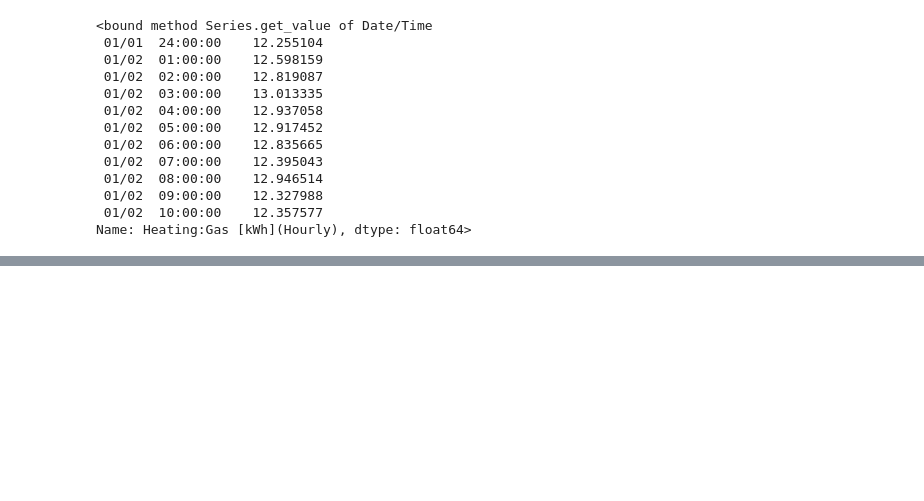
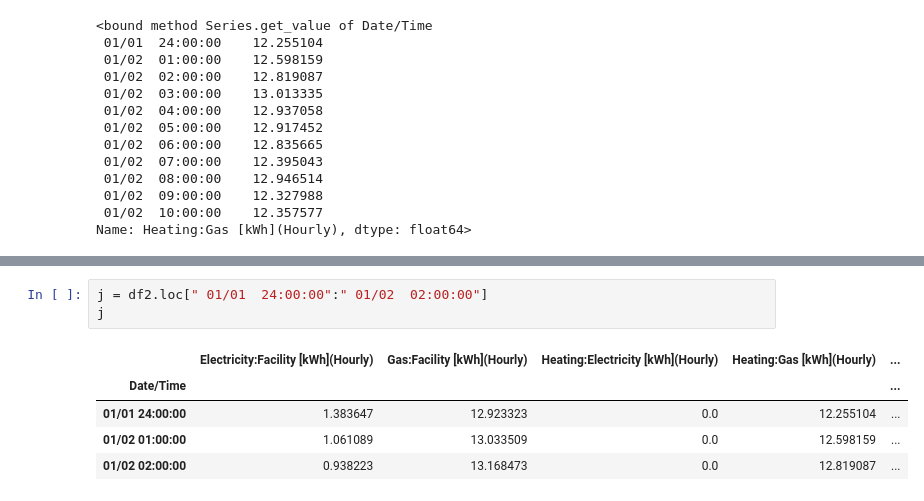
Before and after one commit to epratheeban/kallu_repo, a Jupyter notebook: Kallu_data.ipynb, the cells around one changed output, grey strips where cells are left out. Drawn from its saved outputs; the diff is of its cells as text; blank space fills up the shorter version.

```diff
--- a/Kallu_data.ipynb
+++ b/Kallu_data.ipynb
@@ -189,0 +225,9 @@ Name: Heating:Gas [kWh](Hourly), dtype: float64>
+# %%
+j = df2.loc[" 01/01  24:00:00":" 01/02  02:00:00"]
+j
+# %% [output]
+|  | Electricity:Facility [kWh](Hourly) | Gas:Facility [kWh](Hourly) | Heating:Electricity [kWh](Hourly) | Heating:Gas [kWh](Hourly) | ... |
+| Date/Time |  |  |  |  | ... |
+| 01/01 24:00:00 | 1.383647 | 12.923323 | 0.0 | 12.255104 | ... |
+| 01/02 01:00:00 | 1.061089 | 13.033509 | 0.0 | 12.598159 | ... |
+| 01/02 02:00:00 | 0.938223 | 13.168473 | 0.0 | 12.819087 | ... |
```
Also changed, not shown: parts of 16 cells of this notebook.
